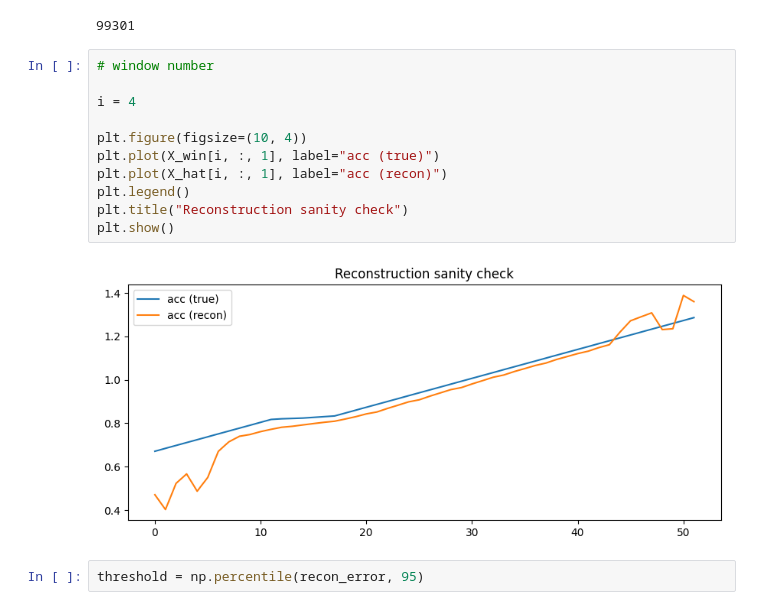
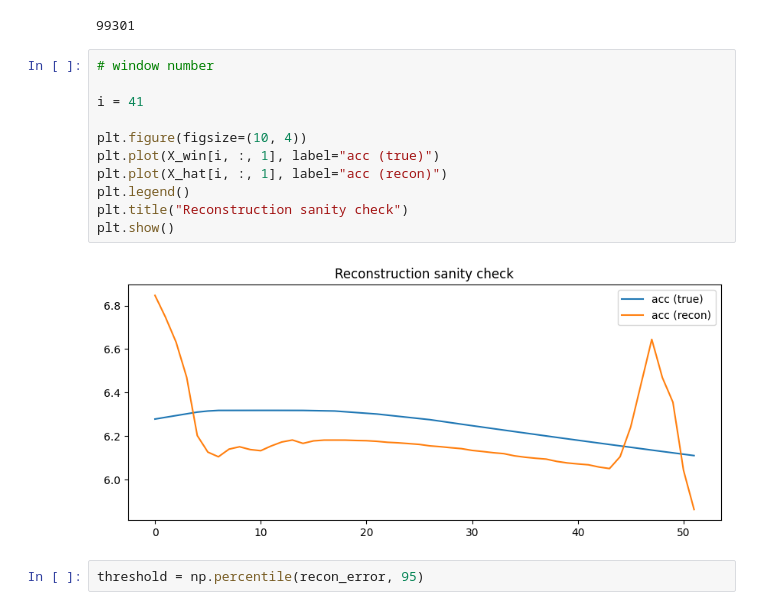
Before and after one commit to CSI-Rockets-Payload/payload-2025-26, a Jupyter notebook: model/preprocess.ipynb, the cells around one changed output. Saved outputs shown, nothing was run; the diff lists cells and outputs as text.

```diff
--- a/model/preprocess.ipynb
+++ b/model/preprocess.ipynb
@@ -179,16 +179,16 @@ len(recon_error)
 # %%
 # window number
 
-i = 4
+i = 41
 
 plt.figure(figsize=(10, 4))
 plt.plot(X_win[i, :, 1], label="acc (true)")
 plt.plot(X_hat[i, :, 1], label="acc (recon)")
 plt.legend()
 plt.title("Reconstruction sanity check")
 plt.show()
 # %% [output]
-[figure, old version]
+[figure, new version]
 # %%
 threshold = np.percentile(recon_error, 95)
 # %%
```
Also changed, not shown: parts of 10 cells of this notebook.
